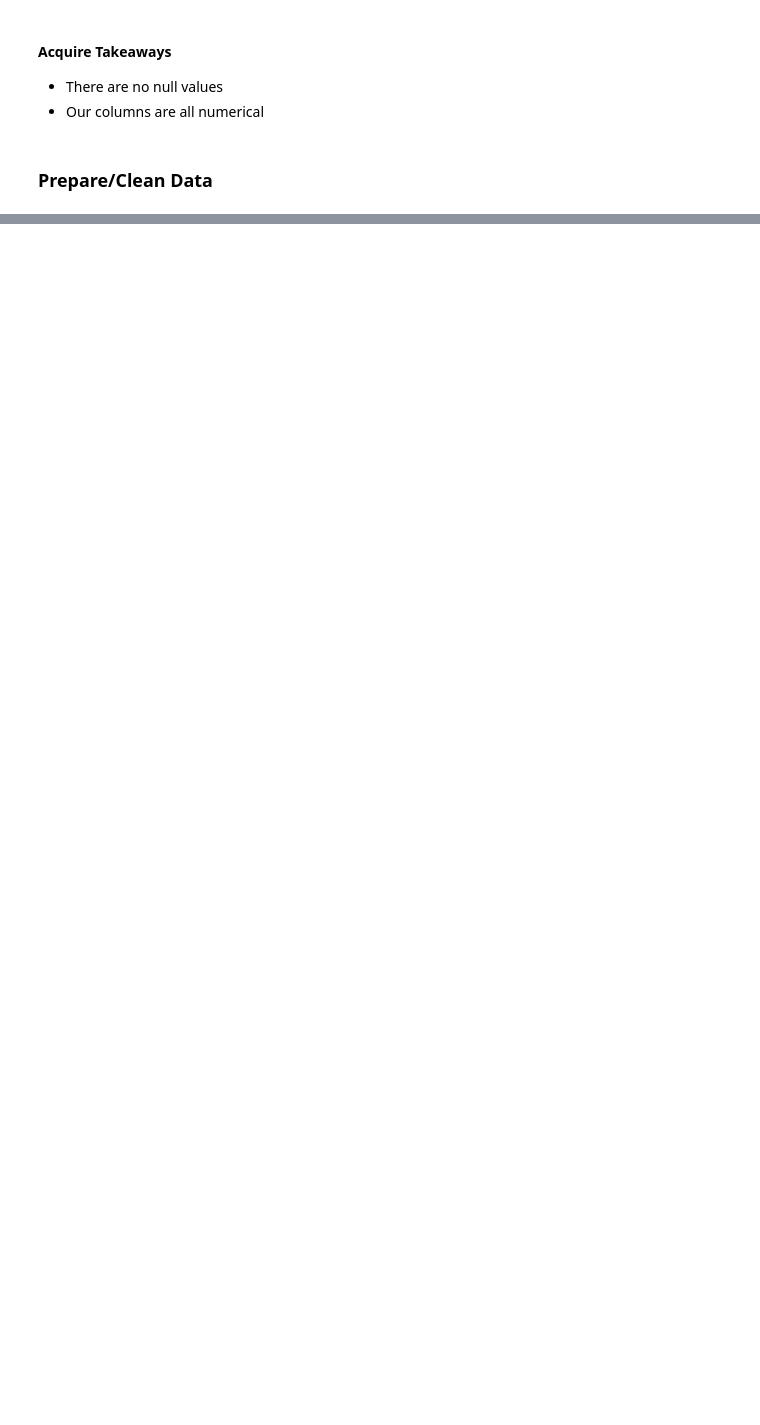
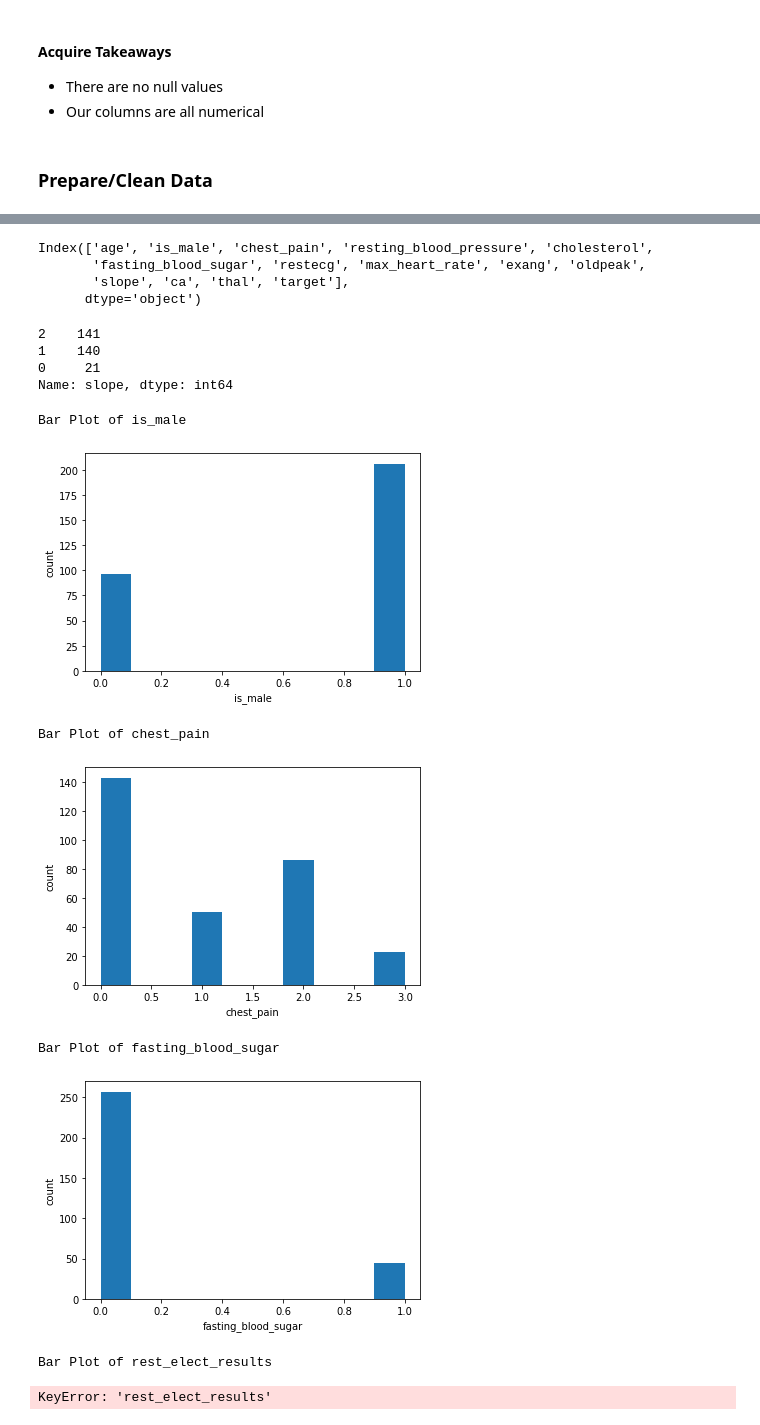
Before and after one commit to lupeluna/Heart_Attack_Possibility, a Jupyter notebook: Heart_Attack.ipynb, the cells around one changed output, grey strips where cells are left out. Drawn from its saved outputs; the diff is of its cells as text; code cells hidden in the pictures; blank space fills up the shorter version.

Commit message:
prepare and explore

```diff
--- a/Heart_Attack.ipynb
+++ b/Heart_Attack.ipynb
@@ -80,3 +84,7 @@ df.head(3)
 - Our columns are all numerical
 # %% [markdown]
 ### Prepare/Clean Data
+# %%
+# clean data
+df = clean_heart_data(df)
+df.head()
@@ -82,0 +106,29 @@ df.head(3)
+# %%
+df.columns
+# %% [output]
+Index(['age', 'is_male', 'chest_pain', 'resting_blood_pressure', 'cholesterol',
+       'fasting_blood_sugar', 'restecg', 'max_heart_rate', 'exang', 'oldpeak',
+       'slope', 'ca', 'thal', 'target'],
+      dtype='object')
+# %%
+df.slope.value_counts()
+# %% [output]
+2    141
+1    140
+0     21
+Name: slope, dtype: int64
+# %%
+# explore univariate function
+cat_vars = ['is_male', 'chest_pain', 'fasting_blood_sugar', 'rest_elect_results', 'exang', 'slope', 'thal', 'target']
+quant_vars = ['age', 'resting_blood_pressure', 'cholesterol', 'max_heart_rate', 'oldpeak', 'ca']
+# %%
+explore_univariate(df, cat_vars, quant_vars)
+# %% [output]
+Bar Plot of is_male
+[figure, added]
+Bar Plot of chest_pain
+[figure, added]
+Bar Plot of fasting_blood_sugar
+[figure, added]
+Bar Plot of rest_elect_results
+KeyError: 'rest_elect_results'
```
Also changed, not shown: parts of 8 cells of this notebook.
